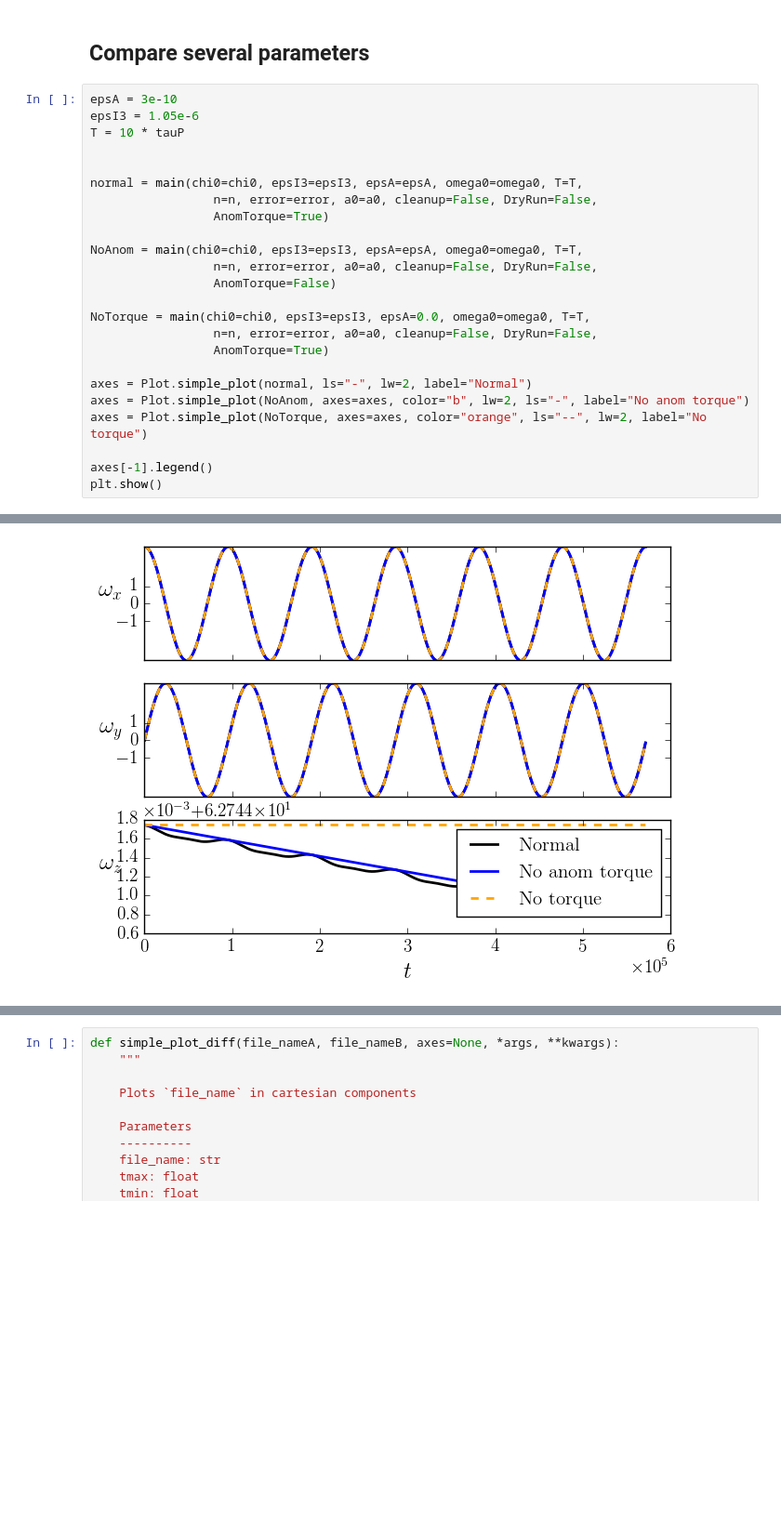
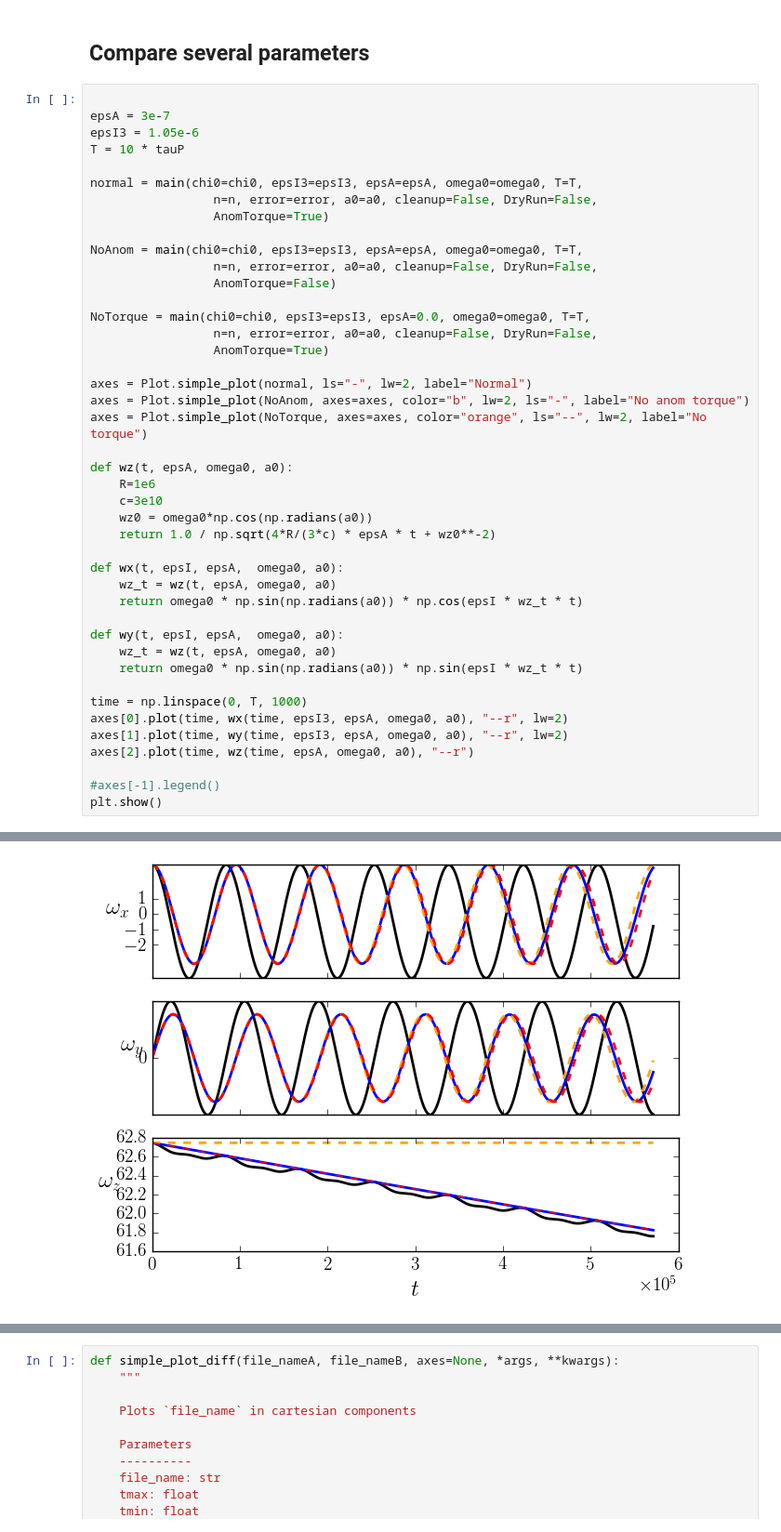
Before and after one commit to GregoryAshton/neutron_star_modelling, a Jupyter notebook: SpindownRate/LearningAboutSpindown.ipynb, the cells around one changed output, grey strips where cells are left out. Shown at 93% size. Drawn from its saved outputs; the diff is of its cells as text; blank space fills up the shorter version.

```diff
--- a/SpindownRate/LearningAboutSpindown.ipynb
+++ b/SpindownRate/LearningAboutSpindown.ipynb
@@ -93,31 +93,50 @@ BETA FUNCTION IS USED
 # %% [markdown]
 ## Compare several parameters
 # %%
-epsA = 3e-10
+
+epsA = 3e-7
 epsI3 = 1.05e-6
 T = 10 * tauP
-
 
 normal = main(chi0=chi0, epsI3=epsI3, epsA=epsA, omega0=omega0, T=T,
                  n=n, error=error, a0=a0, cleanup=False, DryRun=False,
                  AnomTorque=True)
 
 NoAnom = main(chi0=chi0, epsI3=epsI3, epsA=epsA, omega0=omega0, T=T,
                  n=n, error=error, a0=a0, cleanup=False, DryRun=False,
                  AnomTorque=False)
 
 NoTorque = main(chi0=chi0, epsI3=epsI3, epsA=0.0, omega0=omega0, T=T,
                  n=n, error=error, a0=a0, cleanup=False, DryRun=False,
                  AnomTorque=True)
 
 axes = Plot.simple_plot(normal, ls="-", lw=2, label="Normal")
 axes = Plot.simple_plot(NoAnom, axes=axes, color="b", lw=2, ls="-", label="No anom torque")
 axes = Plot.simple_plot(NoTorque, axes=axes, color="orange", ls="--", lw=2, label="No torque")
 
-axes[-1].legend()
+def wz(t, epsA, omega0, a0):
+    R=1e6
+    c=3e10
+    wz0 = omega0*np.cos(np.radians(a0))
+    return 1.0 / np.sqrt(4*R/(3*c) * epsA * t + wz0**-2)
+
+def wx(t, epsI, epsA,  omega0, a0):
+    wz_t = wz(t, epsA, omega0, a0)
+    return omega0 * np.sin(np.radians(a0)) * np.cos(epsI * wz_t * t)
+
+def wy(t, epsI, epsA,  omega0, a0):
+    wz_t = wz(t, epsA, omega0, a0)
+    return omega0 * np.sin(np.radians(a0)) * np.sin(epsI * wz_t * t)
+
+time = np.linspace(0, T, 1000)
+axes[0].plot(time, wx(time, epsI3, epsA, omega0, a0), "--r", lw=2)
+axes[1].plot(time, wy(time, epsI3, epsA, omega0, a0), "--r", lw=2)
+axes[2].plot(time, wz(time, epsA, omega0, a0), "--r")
+
+#axes[-1].legend()
 plt.show()
 # %% [output]
 WARNING: File already exists and cleanup=False
 WARNING: File already exists and cleanup=False
 WARNING: File already exists and cleanup=False
-[figure, old version]
+[figure, new version]
```
Also changed, not shown: parts of 2 cells of this notebook, 2 other files.
